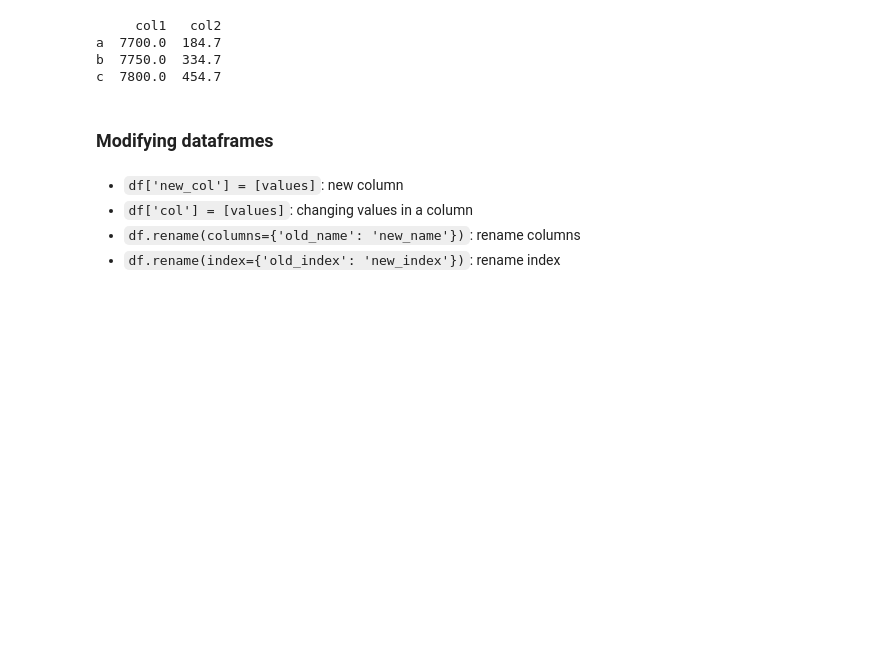
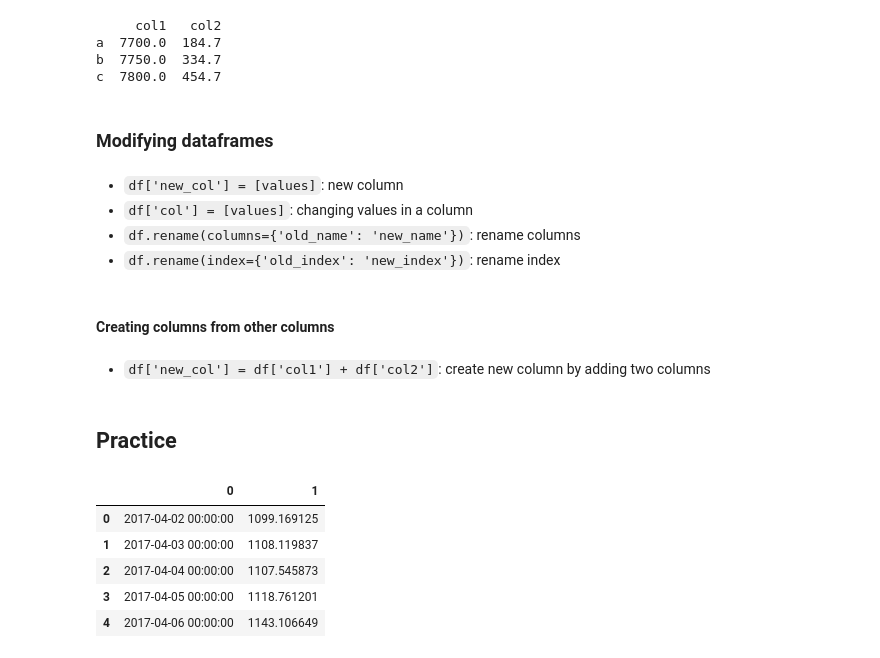
Before and after one commit to JamesAlldred/freeCodeCamp_Data_Analysis_with_Python, a Jupyter notebook: 3 - Pandas.ipynb, the cells around one changed output. Drawn from its saved outputs; the diff is of its cells as text; code cells hidden in the pictures; blank space fills up the shorter version.

```diff
--- a/3 - Pandas.ipynb
+++ b/3 - Pandas.ipynb
@@ -301,3 +301,22 @@ c  7800.0  454.7
 - `df['col'] = [values]`: changing values in a column
 - `df.rename(columns={'old_name': 'new_name'})`: rename columns
 - `df.rename(index={'old_index': 'new_index'})`: rename index
+# %% [markdown]
+#### Creating columns from other columns
+# %% [markdown]
+- `df['new_col'] = df['col1'] + df['col2']`: create new column by adding two columns
+# %% [markdown]
+## Practice
+# %%
+import numpy as np
+import pandas as pd
+
+df = pd.read_csv("data/pandas_practice_market_price.csv", header=None)
+df.head()
+# %% [output]
+|  | 0 | 1 |
+| 0 | 2017-04-02 00:00:00 | 1099.169125 |
+| 1 | 2017-04-03 00:00:00 | 1108.119837 |
+| 2 | 2017-04-04 00:00:00 | 1107.545873 |
+| 3 | 2017-04-05 00:00:00 | 1118.761201 |
+| 4 | 2017-04-06 00:00:00 | 1143.106649 |
```
Also changed, not shown: parts of 11 cells of this notebook, 1 other file.
